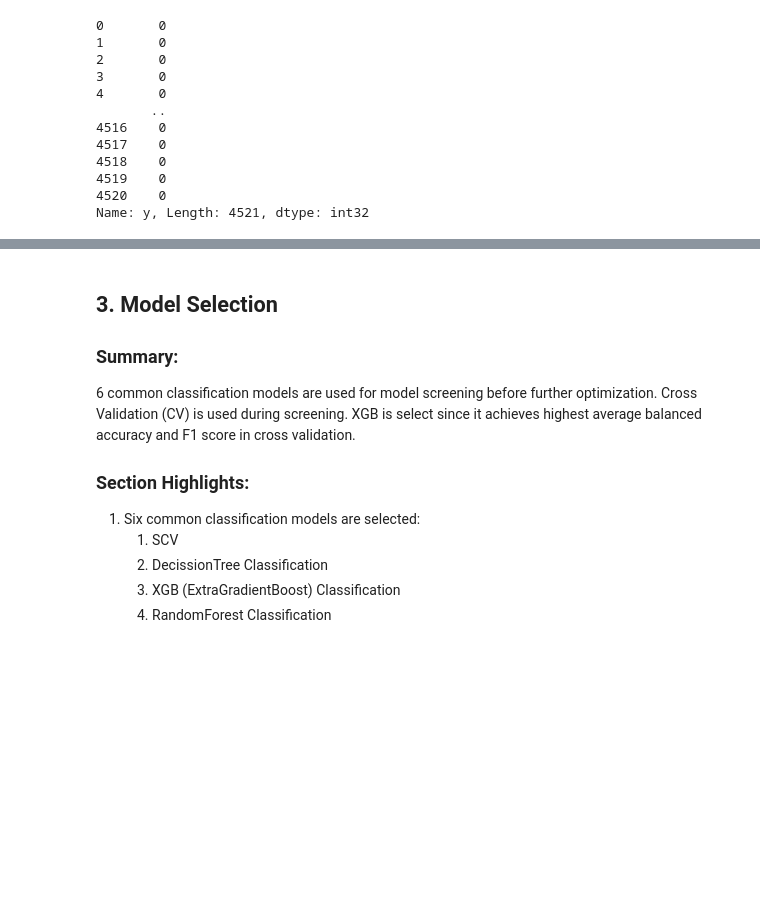
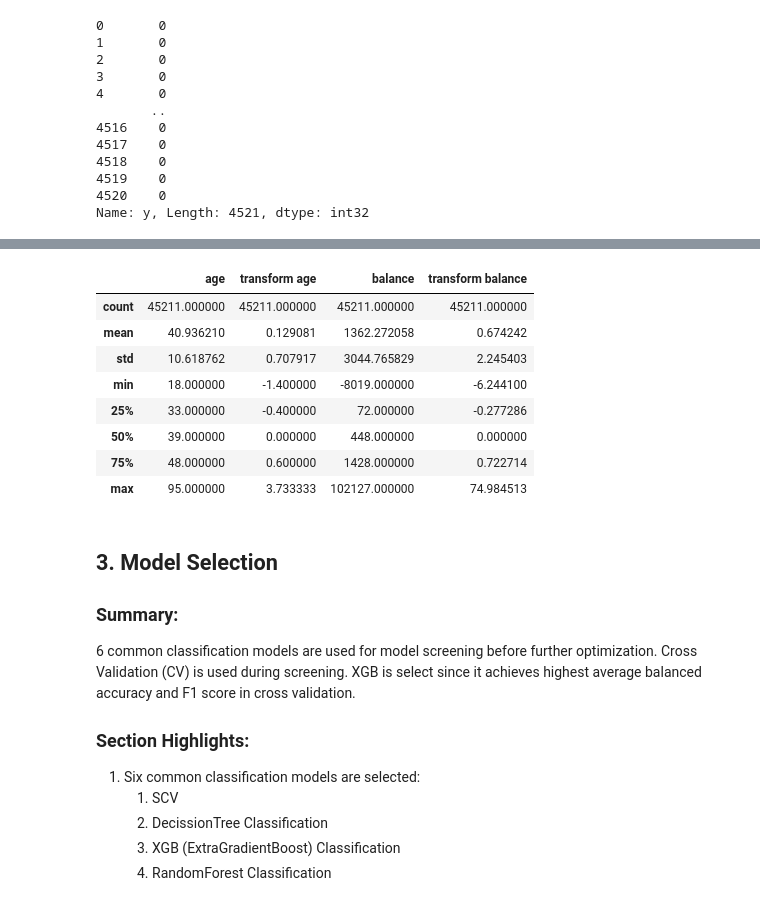
Before and after one commit to Ren1990/bank_term_deposit_clf_model, a Jupyter notebook: classification_bankterm.ipynb, the cells around one changed output, grey strips where cells are left out. Cells and saved outputs as stored; diff of their text form; code cells hidden in the pictures; blank space fills up the shorter version.

```diff
--- a/classification_bankterm.ipynb
+++ b/classification_bankterm.ipynb
@@ -467,3 +475,18 @@ Name: y, Length: 4521, dtype: int32
+# %%
+transform_compare=df_tr[['balance','age']]
+transform_compare['transform balance']=pro_df_tr['balance']
+transform_compare['transform age']=pro_df_tr['age']
+transform_compare[['age','transform age','balance','transform balance']].describe()
+# %% [output]
+|  | age | transform age | balance | transform balance |
+| count | 45211.000000 | 45211.000000 | 45211.000000 | 45211.000000 |
+| mean | 40.936210 | 0.129081 | 1362.272058 | 0.674242 |
+| std | 10.618762 | 0.707917 | 3044.765829 | 2.245403 |
+| min | 18.000000 | -1.400000 | -8019.000000 | -6.244100 |
+| 25% | 33.000000 | -0.400000 | 72.000000 | -0.277286 |
+| 50% | 39.000000 | 0.000000 | 448.000000 | 0.000000 |
+| 75% | 48.000000 | 0.600000 | 1428.000000 | 0.722714 |
+| max | 95.000000 | 3.733333 | 102127.000000 | 74.984513 |
 # %% [markdown]
 ## **3. Model Selection**
 ### **Summary:**
```
Also changed, not shown: parts of 23 cells of this notebook, 14 other files.
